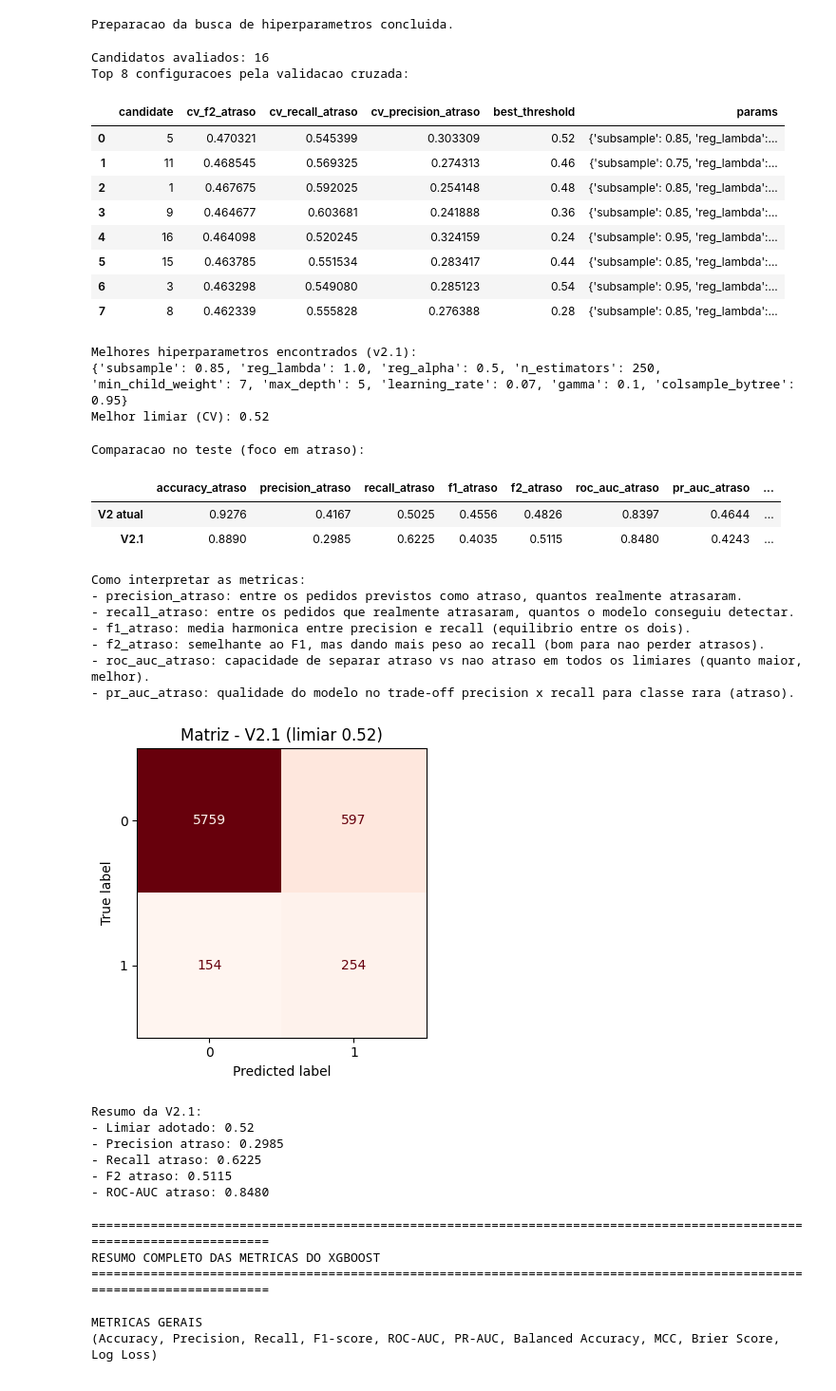
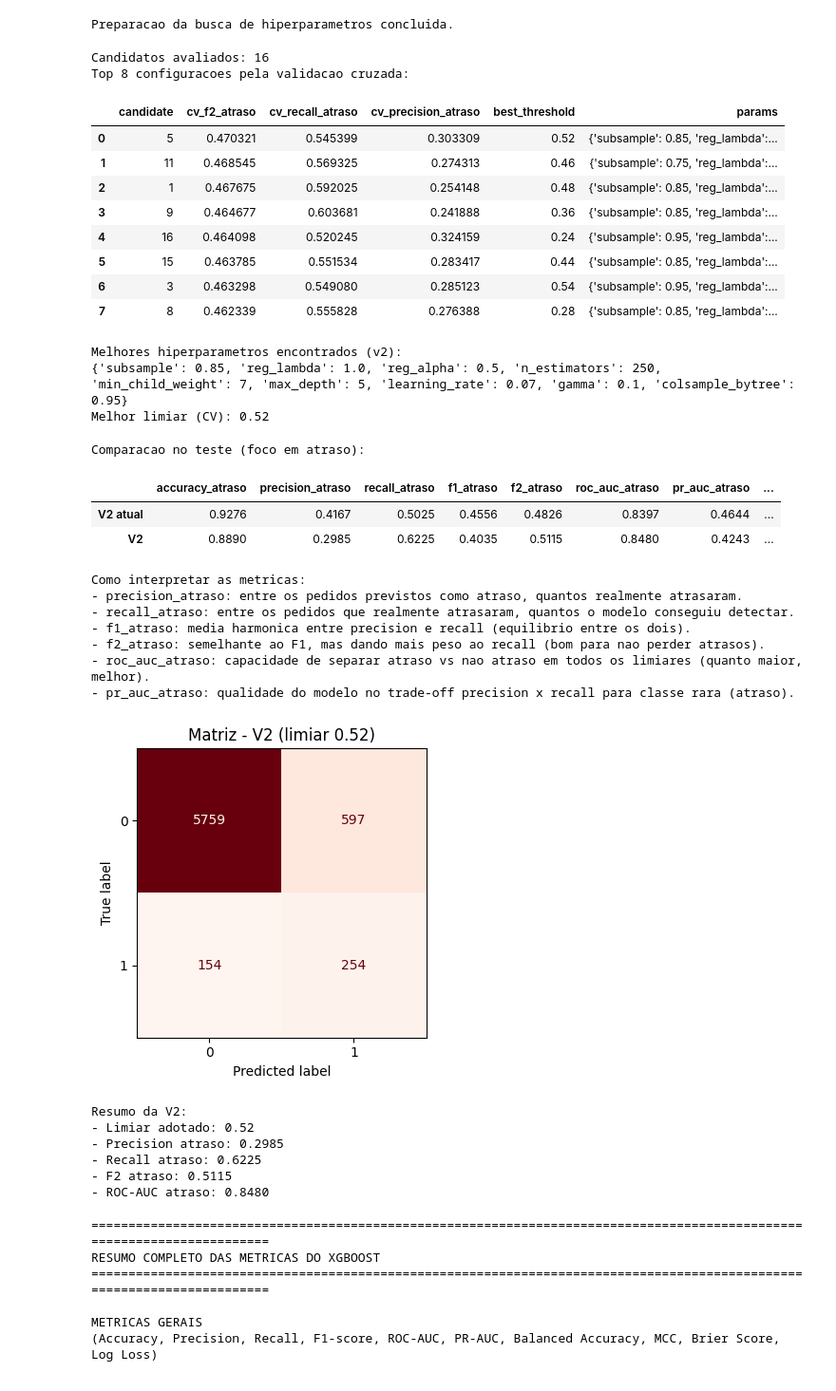
Before and after one commit to Last-Mile-Optimization/backend, a Jupyter notebook: modelo/XGBoost.ipynb, the cells around one changed output. Shown at 95% size. Drawn from its saved outputs; the diff is of its cells as text; code cells hidden in the pictures.

```diff
--- a/modelo/XGBoost.ipynb
+++ b/modelo/XGBoost.ipynb
@@ -218,7 +218,7 @@ best_threshold_v2 = float(df_tuning.loc[0, "best_threshold"])
 print(f"Candidatos avaliados: {len(df_tuning)}")
 print("Top 8 configuracoes pela validacao cruzada:")
 display(df_tuning.head(8))
-print("\nMelhores hiperparametros encontrados (v2.1):")
+print("\nMelhores hiperparametros encontrados (v2):")
 print(best_params_v2)
 print(f"Melhor limiar (CV): {best_threshold_v2:.2f}")
 # %% [output]
@@ -233,7 +233,7 @@ Top 8 configuracoes pela validacao cruzada:
 | 5 | 15 | 0.463785 | 0.551534 | 0.283417 | 0.44 | {'subsample': 0.85, 'reg_lambda':... |
 | 6 | 3 | 0.463298 | 0.549080 | 0.285123 | 0.54 | {'subsample': 0.95, 'reg_lambda':... |
 | 7 | 8 | 0.462339 | 0.555828 | 0.276388 | 0.28 | {'subsample': 0.85, 'reg_lambda':... |
-Melhores hiperparametros encontrados (v2.1):
+Melhores hiperparametros encontrados (v2):
 {'subsample': 0.85, 'reg_lambda': 1.0, 'reg_alpha': 0.5, 'n_estimators': 250, 'min_child_weight': 7, 'max_depth': 5, 'learning_rate': 0.07, 'gamma': 0.1, 'colsample_bytree': 0.95}
 Melhor limiar (CV): 0.52
 # %%
@@ -284,7 +284,7 @@ y_proba_atraso_v1 = 1.0 - model_v1.predict_proba(X_test)[:, 1]
 y_pred_atraso_v1 = (y_proba_atraso_v1 >= 0.50).astype(int)
 res_v1 = metricas_atraso(y_test, y_pred_atraso_v1, y_proba_atraso_v1)
 
-df_comp_v2 = pd.DataFrame([res_v1, res_v2], index=["V2 atual", "V2.1"])
+df_comp_v2 = pd.DataFrame([res_v1, res_v2], index=["V2 atual", "V2"])
 print("Comparacao no teste (foco em atraso):")
 display(df_comp_v2.round(4))
 
@@ -294,39 +294,39 @@ print("- precision_atraso: entre os pedidos previstos como atraso, quantos realm
 print("- recall_atraso: entre os pedidos que realmente atrasaram, quantos o modelo conseguiu detectar.")
 print("- f1_atraso: media harmonica entre precision e recall (equilibrio entre os dois).")
 print("- f2_atraso: semelhante ao F1, mas dando mais peso ao recall (bom para nao perder atrasos).")
 print("- roc_auc_atraso: capacidade de separar atraso vs nao atraso em todos os limiares (quanto maior, melhor).")
 print("- pr_auc_atraso: qualidade do modelo no trade-off precision x recall para classe rara (atraso).")
 
-# Exibe matriz de confusao para visualizar erros da V2.1.
+# Exibe matriz de confusao para visualizar erros da V2.
 y_true_atraso_test = (y_test == 0).astype(int)
 fig, ax = plt.subplots(figsize=(5, 4))
 ConfusionMatrixDisplay.from_predictions(
     y_true_atraso_test, y_pred_atraso_v2, cmap="Reds", ax=ax, colorbar=False
  )
-ax.set_title(f"Matriz - V2.1 (limiar {best_threshold_v2:.2f})")
+ax.set_title(f"Matriz - V2 (limiar {best_threshold_v2:.2f})")
 plt.tight_layout()
 plt.show()
 
-print("Resumo da V2.1:")
+print("Resumo da V2:")
 print(f"- Limiar adotado: {best_threshold_v2:.2f}")
 print(f"- Precision atraso: {res_v2['precision_atraso']:.4f}")
 print(f"- Recall atraso: {res_v2['recall_atraso']:.4f}")
 print(f"- F2 atraso: {res_v2['f2_atraso']:.4f}")
 print(f"- ROC-AUC atraso: {res_v2['roc_auc_atraso']:.4f}")
 # %% [output]
 Comparacao no teste (foco em atraso):
 |  | accuracy_atraso | precision_atraso | recall_atraso | f1_atraso | f2_atraso | roc_auc_atraso | pr_auc_atraso | ... |
 | V2 atual | 0.9276 | 0.4167 | 0.5025 | 0.4556 | 0.4826 | 0.8397 | 0.4644 | ... |
-| V2.1 | 0.8890 | 0.2985 | 0.6225 | 0.4035 | 0.5115 | 0.8480 | 0.4243 | ... |
+| V2 | 0.8890 | 0.2985 | 0.6225 | 0.4035 | 0.5115 | 0.8480 | 0.4243 | ... |
 Como interpretar as metricas:
 - precision_atraso: entre os pedidos previstos como atraso, quantos realmente atrasaram.
 - recall_atraso: entre os pedidos que realmente atrasaram, quantos o modelo conseguiu detectar.
 - f1_atraso: media harmonica entre precision e recall (equilibrio entre os dois).
 - f2_atraso: semelhante ao F1, mas dando mais peso ao recall (bom para nao perder atrasos).
 - roc_auc_atraso: capacidade de separar atraso vs nao atraso em todos os limiares (quanto maior, melhor).
 - pr_auc_atraso: qualidade do modelo no trade-off precision x recall para classe rara (atraso).
-[figure, old version]
+[figure, new version]
-Resumo da V2.1:
+Resumo da V2:
 - Limiar adotado: 0.52
 - Precision atraso: 0.2985
 - Recall atraso: 0.6225
```
Also changed, not shown: parts of 1 cell of this notebook, 5 other files.
